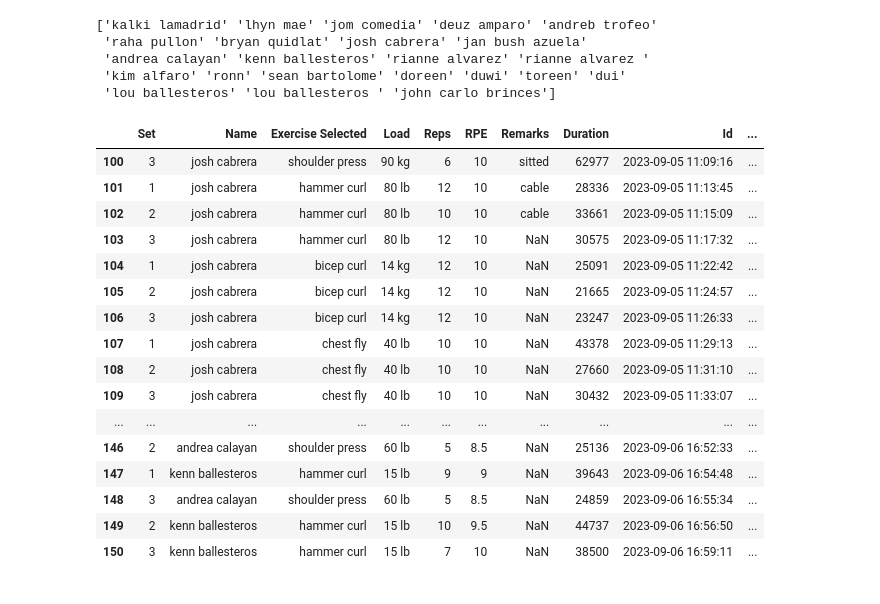
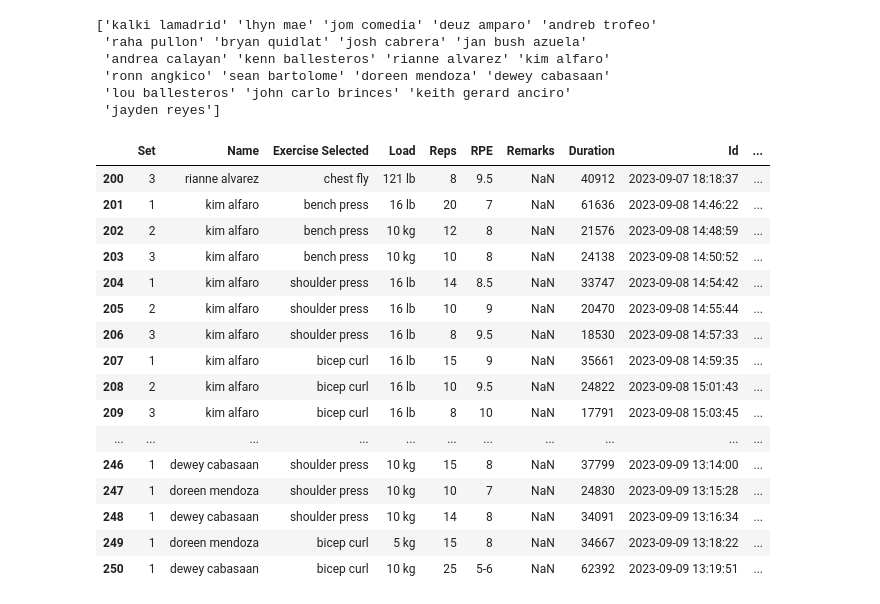
Before and after one commit to mujugen/MMDataViewer, a Jupyter notebook: script.ipynb, the cells around one changed output. Saved outputs shown, nothing was run; the diff lists cells and outputs as text; code cells hidden in the pictures.

```diff
--- a/script.ipynb
+++ b/script.ipynb
@@ -9,10 +9,9 @@ from scipy.interpolate import interp1d
 from scipy.interpolate import UnivariateSpline
 import numpy as np
 import seaborn as sns
+
 column_time = 'TimeIndice'
 time_series_columns = ['HeartRate', 'VelocityX', 'VelocityY', 'VelocityZ', 'RotationX', 'RotationY', 'RotationZ']
-
-
 
 def load_data(file_path, column_time):
     df = pd.read_csv(file_path)
@@ -117,7 +116,6 @@ def plot_smooth_data(df, timestamps, columns, record_index, smoothness):
 def delete_record_and_save_to_csv(df, record_index, csv_filename):
     df = df.drop(index=record_index)
     df.to_csv(csv_filename, index=False)
-    df.loc[:,['Set', 'Name', 'Exercise Selected', 'Load', 'Reps', 'RPE', 'Remarks', 'Duration', 'Id']]
 
 # Get a list of CSV files in the current directory
 csv_files = [file for file in os.listdir('./') if file.endswith('.csv')]
@@ -127,11 +125,18 @@ all_data = pd.DataFrame()
 
 # Iterate over CSV files and concatenate them
 for file_path in csv_files:
-    df = load_data(file_path, column_time)
-    all_data = pd.concat([all_data, df], ignore_index=True)
+    if file_path != 'all_data.csv':
+        df = load_data(file_path, column_time)
+        all_data = pd.concat([all_data, df], ignore_index=True)
 
-# Remove duplicates based on all columns except "Id"
-all_data = all_data.drop_duplicates(subset=all_data.columns.difference(['Id']))
+# Load the original data from all_data.csv
+original_data = load_data('all_data.csv', column_time)
+
+# Append the data from other CSV files to all_data
+all_data = pd.concat([original_data, all_data], ignore_index=True)
+
+# Remove duplicates based on the "Id" column in all_data
+all_data = all_data.drop_duplicates(subset=['Id'])
 
 # Sort the concatenated dataframe based on the "Id" column
 all_data['Id'] = pd.to_datetime(all_data['Id'])
@@ -140,6 +145,7 @@ all_data = all_data.sort_values(by='Id')
 # Reset the index after sorting
 all_data = all_data.reset_index(drop=True)
 
+# Save the updated all_data to all_data.csv
 all_data.to_csv('all_data.csv', index=False)
 # %%
 record_index = 319
@@ -186,9 +192,10 @@ print(all_data['Name'].unique())
 # %% [output]
 ['kalki lamadrid' 'lhyn mae' 'jom comedia' 'deuz amparo' 'andreb trofeo'
  'raha pullon' 'bryan quidlat' 'josh cabrera' 'jan bush azuela'
- 'andrea calayan' 'kenn ballesteros' 'rianne alvarez' 'rianne alvarez '
- 'kim alfaro' 'ronn' 'sean bartolome' 'doreen' 'duwi' 'toreen' 'dui'
- 'lou ballesteros' 'lou ballesteros ' 'john carlo brinces']
+ 'andrea calayan' 'kenn ballesteros' 'rianne alvarez' 'kim alfaro'
+ 'ronn angkico' 'sean bartolome' 'doreen mendoza' 'dewey cabasaan'
+ 'lou ballesteros' 'john carlo brinces' 'keith gerard anciro'
+ 'jayden reyes']
 # %%
 all_data.loc[:, 'Exercise Selected'] = all_data.loc[:, 'Exercise Selected'].replace('squat', 'hammer curl')
 all_data.loc[:, 'Exercise Selected'] = all_data.loc[:, 'Exercise Selected'].replace('cross body hammer curl', 'hammer curl')
@@ -196,26 +203,33 @@ all_data.loc[:, 'Exercise Selected'] = all_data.loc[:, 'Exercise Selected'].repl
 all_data.loc[:, 'Exercise Selected'] = all_data.loc[:, 'Exercise Selected'].replace('tricep kickback', 'tricep pushdown')
 all_data.loc[:, 'Exercise Selected'] = all_data.loc[:, 'Exercise Selected'].replace('triceps pushdown', 'tricep pushdown')
 all_data.loc[:, 'Exercise Selected'] = all_data.loc[:, 'Exercise Selected'].replace('lunges', 'chest fly')
+# %%
+all_data['Name'] = all_data['Name'].replace('kalki', 'kalki lamadrid')
+all_data['Name'] = all_data['Name'].replace('duwi', 'dewey cabasaan')
+all_data['Name'] = all_data['Name'].replace('doreen', 'doreen mendoza')
+all_data['Name'] = all_data['Name'].replace('keith', 'keith gerard anciro')
+all_data['Name'] = all_data['Name'].replace('jayden', 'jayden reyes')
+all_data['Name'] = all_data['Name'].replace('ronn', 'ronn angkico')
 # %%
 all_data.to_csv('all_data.csv', index=False)
 # %%
-dfPage = 2
+dfPage = 4
 all_data.loc[dfPage*50:(dfPage+1)*50,['Set', 'Name', 'Exercise Selected', 'Load', 'Reps', 'RPE', 'Remarks', 'Duration', 'Id','Years Trained']]
 # %% [output]
 |  | Set | Name | Exercise Selected | Load | Reps | RPE | Remarks | Duration | Id | ... |
-| 100 | 3 | josh cabrera | shoulder press | 90 kg | 6 | 10 | sitted | 62977 | 2023-09-05 11:09:16 | ... |
-| 101 | 1 | josh cabrera | hammer curl | 80 lb | 12 | 10 | cable | 28336 | 2023-09-05 11:13:45 | ... |
-| 102 | 2 | josh cabrera | hammer curl | 80 lb | 10 | 10 | cable | 33661 | 2023-09-05 11:15:09 | ... |
-| 103 | 3 | josh cabrera | hammer curl | 80 lb | 12 | 10 | NaN | 30575 | 2023-09-05 11:17:32 | ... |
-| 104 | 1 | josh cabrera | bicep curl | 14 kg | 12 | 10 | NaN | 25091 | 2023-09-05 11:22:42 | ... |
-| 105 | 2 | josh cabrera | bicep curl | 14 kg | 12 | 10 | NaN | 21665 | 2023-09-05 11:24:57 | ... |
-| 106 | 3 | josh cabrera | bicep curl | 14 kg | 12 | 10 | NaN | 23247 | 2023-09-05 11:26:33 | ... |
-| 107 | 1 | josh cabrera | chest fly | 40 lb | 10 | 10 | NaN | 43378 | 2023-09-05 11:29:13 | ... |
-| 108 | 2 | josh cabrera | chest fly | 40 lb | 10 | 10 | NaN | 27660 | 2023-09-05 11:31:10 | ... |
-| 109 | 3 | josh cabrera | chest fly | 40 lb | 10 | 10 | NaN | 30432 | 2023-09-05 11:33:07 | ... |
+| 200 | 3 | rianne alvarez | chest fly | 121 lb | 8 | 9.5 | NaN | 40912 | 2023-09-07 18:18:37 | ... |
+| 201 | 1 | kim alfaro | bench press | 16 lb | 20 | 7 | NaN | 61636 | 2023-09-08 14:46:22 | ... |
+| 202 | 2 | kim alfaro | bench press | 10 kg | 12 | 8 | NaN | 21576 | 2023-09-08 14:48:59 | ... |
+| 203 | 3 | kim alfaro | bench press | 10 kg | 10 | 8 | NaN | 24138 | 2023-09-08 14:50:52 | ... |
+| 204 | 1 | kim alfaro | shoulder press | 16 lb | 14 | 8.5 | NaN | 33747 | 2023-09-08 14:54:42 | ... |
+| 205 | 2 | kim alfaro | shoulder press | 16 lb | 10 | 9 | NaN | 20470 | 2023-09-08 14:55:44 | ... |
+| 206 | 3 | kim alfaro | shoulder press | 16 lb | 8 | 9.5 | NaN | 18530 | 2023-09-08 14:57:33 | ... |
+| 207 | 1 | kim alfaro | bicep curl | 16 lb | 15 | 9 | NaN | 35661 | 2023-09-08 14:59:35 | ... |
+| 208 | 2 | kim alfaro | bicep curl | 16 lb | 10 | 9.5 | NaN | 24822 | 2023-09-08 15:01:43 | ... |
+| 209 | 3 | kim alfaro | bicep curl | 16 lb | 8 | 10 | NaN | 17791 | 2023-09-08 15:03:45 | ... |
 | ... | ... | ... | ... | ... | ... | ... | ... | ... | ... | ... |
-| 146 | 2 | andrea calayan | shoulder press | 60 lb | 5 | 8.5 | NaN | 25136 | 2023-09-06 16:52:33 | ... |
-| 147 | 1 | kenn ballesteros | hammer curl | 15 lb | 9 | 9 | NaN | 39643 | 2023-09-06 16:54:48 | ... |
-| 148 | 3 | andrea calayan | shoulder press | 60 lb | 5 | 8.5 | NaN | 24859 | 2023-09-06 16:55:34 | ... |
-| 149 | 2 | kenn ballesteros | hammer curl | 15 lb | 10 | 9.5 | NaN | 44737 | 2023-09-06 16:56:50 | ... |
-| 150 | 3 | kenn ballesteros | hammer curl | 15 lb | 7 | 10 | NaN | 38500 | 2023-09-06 16:59:11 | ... |
+| 246 | 1 | dewey cabasaan | shoulder press | 10 kg | 15 | 8 | NaN | 37799 | 2023-09-09 13:14:00 | ... |
+| 247 | 1 | doreen mendoza | shoulder press | 10 kg | 10 | 7 | NaN | 24830 | 2023-09-09 13:15:28 | ... |
+| 248 | 1 | dewey cabasaan | shoulder press | 10 kg | 14 | 8 | NaN | 34091 | 2023-09-09 13:16:34 | ... |
+| 249 | 1 | doreen mendoza | bicep curl | 5 kg | 15 | 8 | NaN | 34667 | 2023-09-09 13:18:22 | ... |
+| 250 | 1 | dewey cabasaan | bicep curl | 10 kg | 25 | 5-6 | NaN | 62392 | 2023-09-09 13:19:51 | ... |
```
Also changed, not shown: parts of 3 cells of this notebook, 3 other files.
